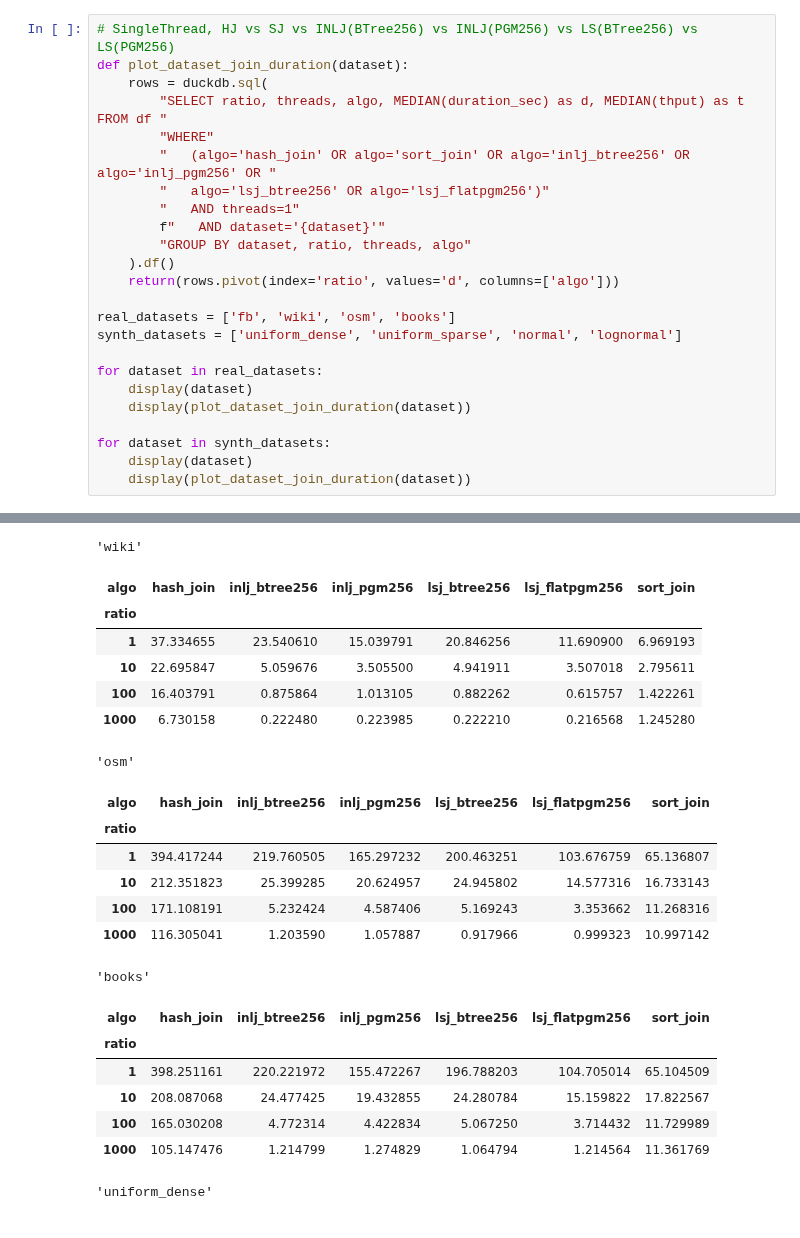
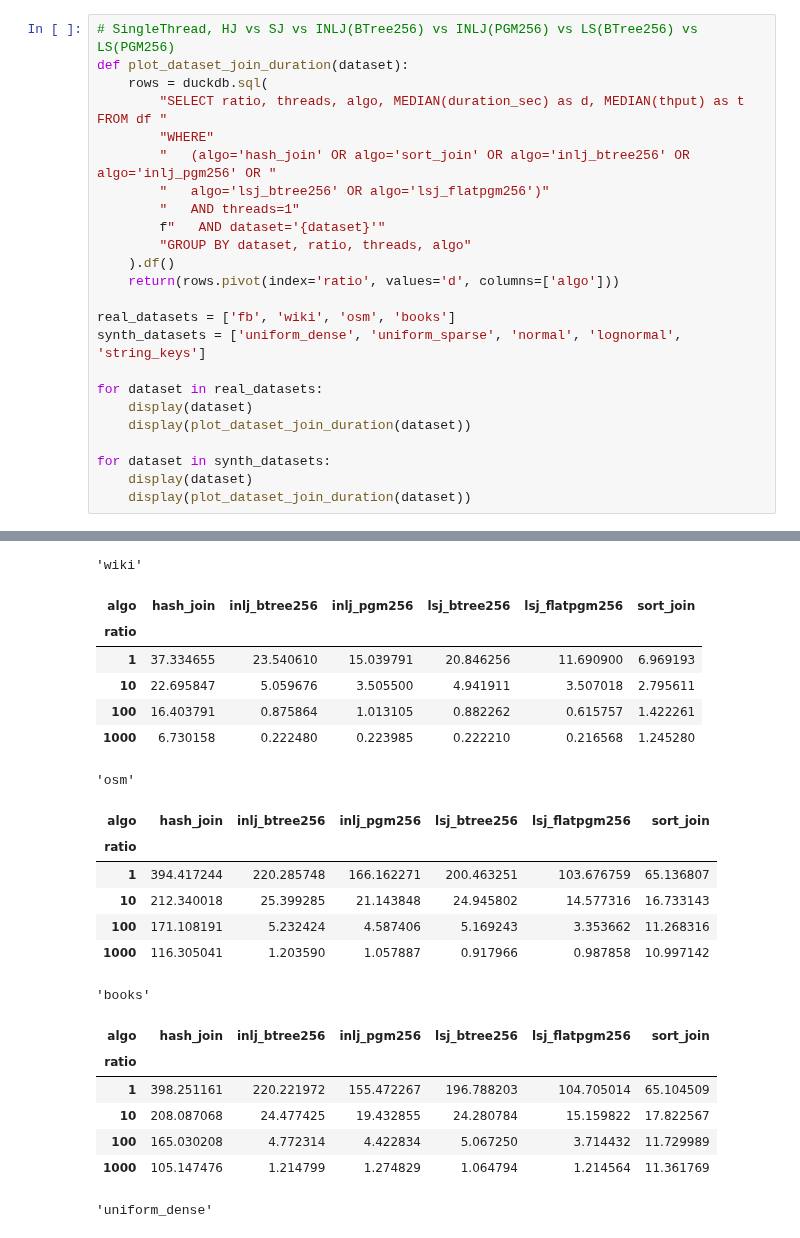
Before and after one commit to saltsystemslab/LearnedJoinDiskExp, a Jupyter notebook: experiments/join_all/single_thread_report_ssd.ipynb, the cells around one changed output, grey strips where cells are left out. Cells and saved outputs as stored; diff of their text form.

Commit message:
String Keys

```diff
--- a/experiments/join_all/single_thread_report_ssd.ipynb
+++ b/experiments/join_all/single_thread_report_ssd.ipynb
@@ -96,38 +107,38 @@ def plot_dataset_join_duration(dataset):
     ).df()
     return(rows.pivot(index='ratio', values='d', columns=['algo']))
 
 real_datasets = ['fb', 'wiki', 'osm', 'books']
-synth_datasets = ['uniform_dense', 'uniform_sparse', 'normal', 'lognormal']
+synth_datasets = ['uniform_dense', 'uniform_sparse', 'normal', 'lognormal', 'string_keys']
 
 for dataset in real_datasets:
     display(dataset)
     display(plot_dataset_join_duration(dataset))
 
 for dataset in synth_datasets:
     display(dataset)
     display(plot_dataset_join_duration(dataset))
 # %% [output]
 'fb'
 | algo | hash_join | inlj_btree256 | inlj_pgm256 | lsj_btree256 | lsj_flatpgm256 | sort_join |
 | ratio |  |  |  |  |  |  |
 | 1 | 92.803386 | 53.067202 | 39.427941 | 47.774045 | 25.976550 | 15.907270 |
 | 10 | 49.446850 | 6.178218 | 4.912952 | 6.495105 | 4.075511 | 4.825520 |
 | 100 | 37.227181 | 1.664028 | 1.084884 | 1.634213 | 1.199437 | 3.364797 |
 | 1000 | 14.757411 | 0.259721 | 0.352090 | 0.315716 | 0.285341 | 3.176952 |
 'wiki'
 | algo | hash_join | inlj_btree256 | inlj_pgm256 | lsj_btree256 | lsj_flatpgm256 | sort_join |
 | ratio |  |  |  |  |  |  |
 | 1 | 37.334655 | 23.540610 | 15.039791 | 20.846256 | 11.690900 | 6.969193 |
 | 10 | 22.695847 | 5.059676 | 3.505500 | 4.941911 | 3.507018 | 2.795611 |
 | 100 | 16.403791 | 0.875864 | 1.013105 | 0.882262 | 0.615757 | 1.422261 |
 | 1000 | 6.730158 | 0.222480 | 0.223985 | 0.222210 | 0.216568 | 1.245280 |
 'osm'
 | algo | hash_join | inlj_btree256 | inlj_pgm256 | lsj_btree256 | lsj_flatpgm256 | sort_join |
 | ratio |  |  |  |  |  |  |
-| 1 | 394.417244 | 219.760505 | 165.297232 | 200.463251 | 103.676759 | 65.136807 |
-| 10 | 212.351823 | 25.399285 | 20.624957 | 24.945802 | 14.577316 | 16.733143 |
+| 1 | 394.417244 | 220.285748 | 166.162271 | 200.463251 | 103.676759 | 65.136807 |
+| 10 | 212.340018 | 25.399285 | 21.143848 | 24.945802 | 14.577316 | 16.733143 |
 | 100 | 171.108191 | 5.232424 | 4.587406 | 5.169243 | 3.353662 | 11.268316 |
-| 1000 | 116.305041 | 1.203590 | 1.057887 | 0.917966 | 0.999323 | 10.997142 |
+| 1000 | 116.305041 | 1.203590 | 1.057887 | 0.917966 | 0.987858 | 10.997142 |
 'books'
 | algo | hash_join | inlj_btree256 | inlj_pgm256 | lsj_btree256 | lsj_flatpgm256 | sort_join |
 | ratio |  |  |  |  |  |  |
```
Also changed, not shown: parts of 4 cells of this notebook.
